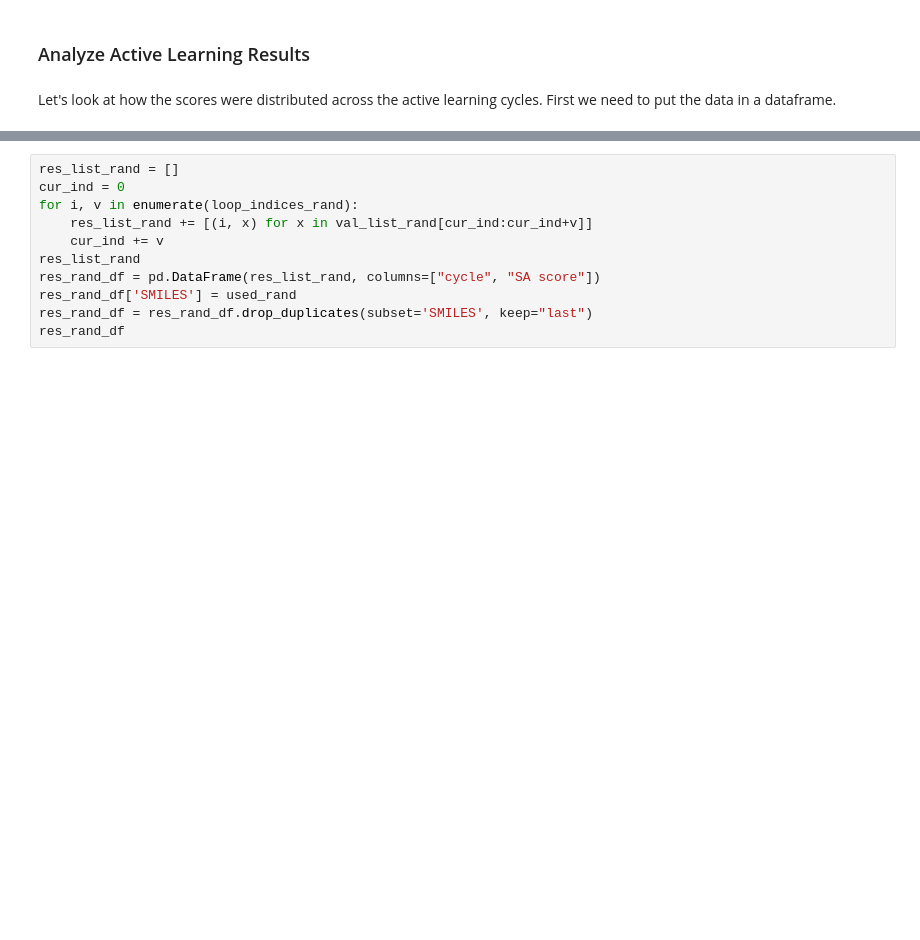
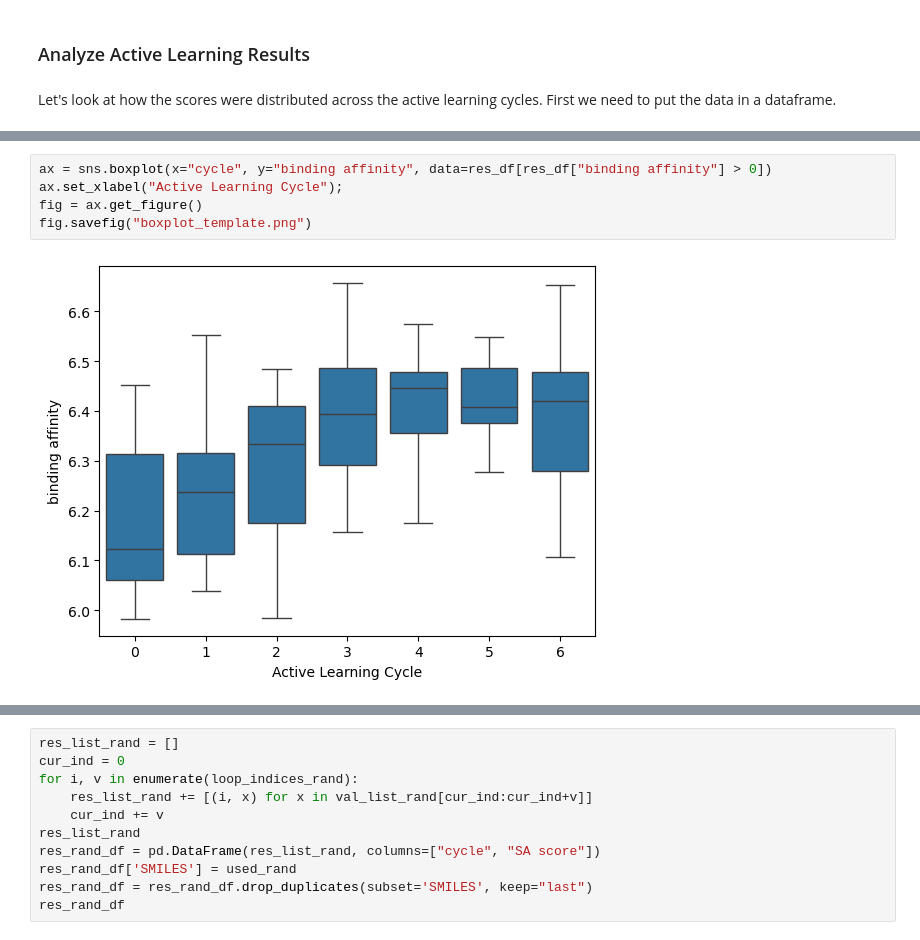
Before and after one commit to volkamerlab/KinaseActiveLearning, a Jupyter notebook: notebooks/active_regression.ipynb, the cells around one changed output, grey strips where cells are left out. Cells and saved outputs as stored; diff of their text form; blank space fills up the shorter version.

```diff
--- a/notebooks/active_regression.ipynb
+++ b/notebooks/active_regression.ipynb
@@ -482,0 +594,7 @@ res_df
+# %%
+ax = sns.boxplot(x="cycle", y="binding affinity", data=res_df[res_df["binding affinity"] > 0])
+ax.set_xlabel("Active Learning Cycle");
+fig = ax.get_figure()
+fig.savefig("boxplot_template.png")
+# %% [output]
+[figure, added]
```
Also changed, not shown: parts of 35 cells of this notebook, 3 other files.
